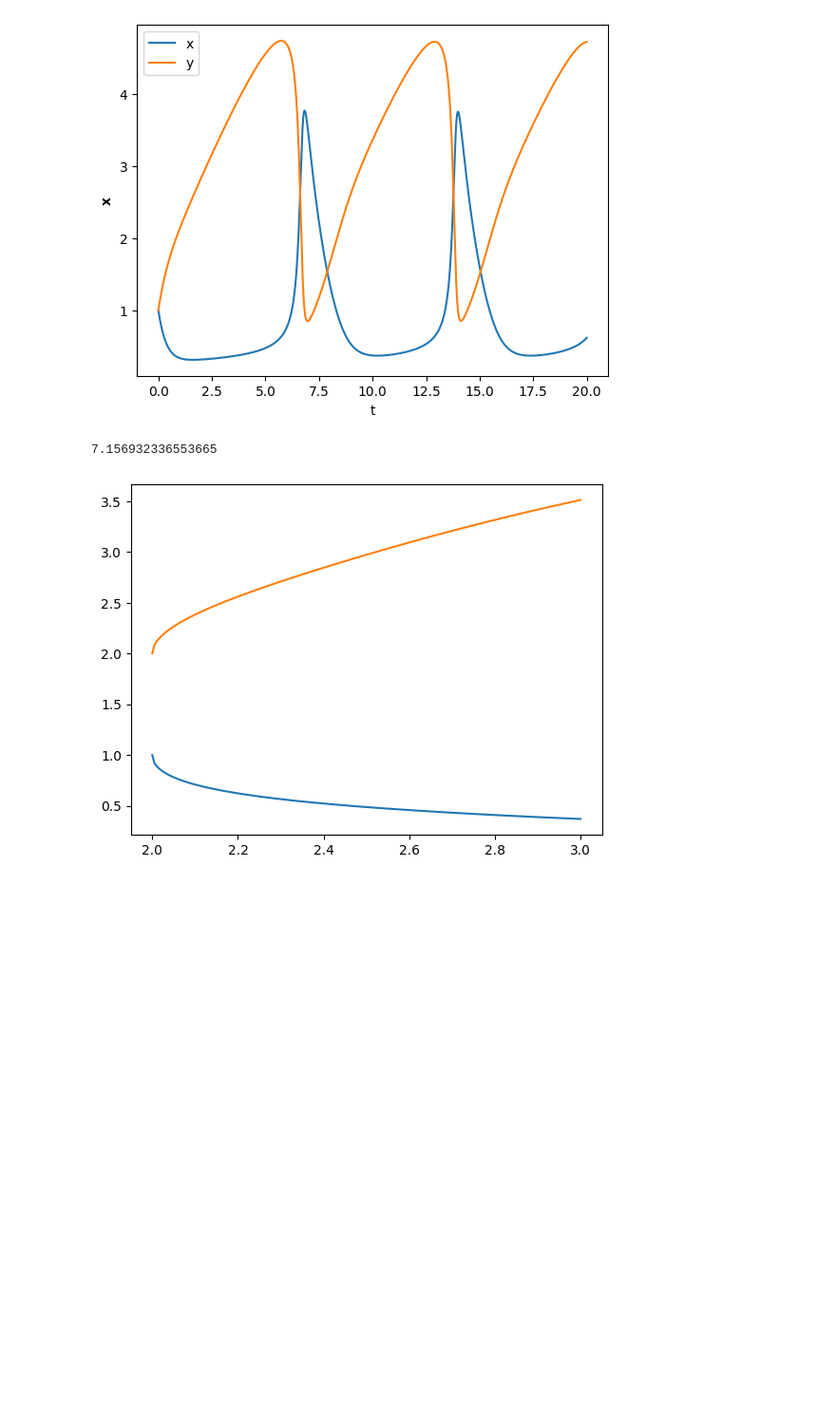
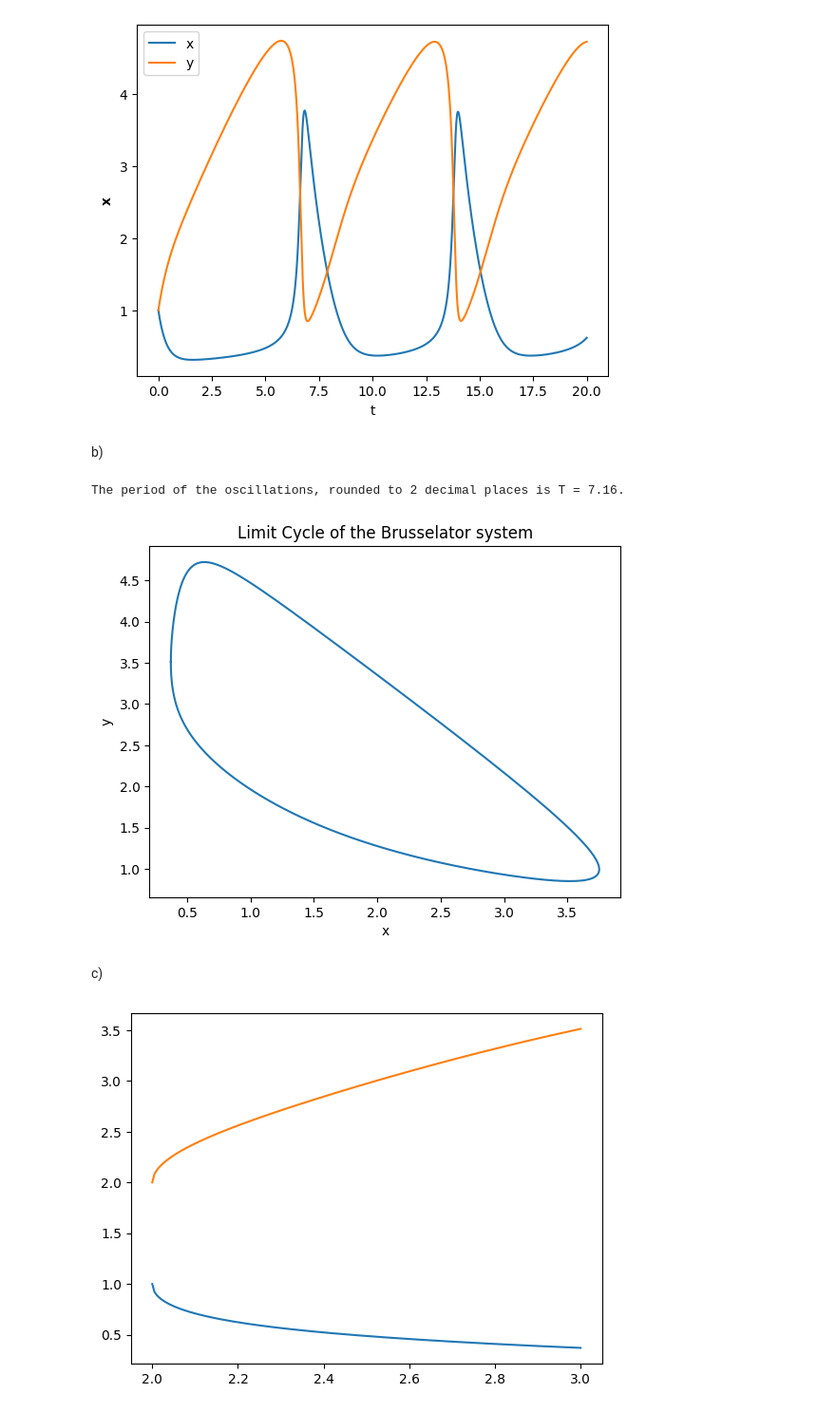
Before and after one commit to barnander/Numerical-Tools-for-Dynamical-Systems, a Jupyter notebook: Coursework.ipynb, the cells around one changed output. Shown: that part at 95% size. Cells and saved outputs as stored; diff of their text form; code cells hidden in the pictures; blank space fills up the shorter version.

```diff
--- a/Coursework.ipynb
+++ b/Coursework.ipynb
@@ -45,18 +49,31 @@ plt.legend()
 plt.show()
 # %% [output]
 [figure]
+# %% [markdown]
+b)
 # %%
-#b)
 #From the plot of the time series of x and y against t, we can that the period T of the oscillations is approximately 7.5.
-#Thus the initial guess for the period T0 is 7.5
+#Thus the initial guess for the period T0 is 7.5.
 T0 = 7.5
 
 #We will us the shooting method to find the period T of the oscillations
-#We will use the default phase condition, i.e. dx/dt = 0 at t = 0
+#We will use the default phase condition of shoot_solve, i.e. dx/dt = 0 at t = 0
+x_LC,T = solvers.shoot_solve(brusselator, p, x0,T0, delta_max, solver = 'RK4')
 
-x,T = solvers.shoot_solve(brusselator, p, x0,T0, delta_max, solver = 'RK4')
+#Print the period T of the oscillations to 2 decimal places
+print(f'The period of the oscillations of the limit cycle, rounded to 2 decimal places, is T = {round(T,2)}.')
 
-print(T)
+xs,_ = solvers.solve_to(brusselator, p, x_LC, t0, T, delta_max, solver = 'RK4')
+#Plot x against y for 1 period of the oscillations.
+plt.figure()
+plt.plot(xs[0,:], xs[1,:])
+plt.xlabel('x')
+plt.ylabel('y')
+plt.title('Limit Cycle of the Brusselator system')
+plt.show()
 # %% [output]
-7.156932336553665
+The period of the oscillations, rounded to 2 decimal places is T = 7.16.
+[figure, added]
+# %% [markdown]
+c)
 # %%
```
Also changed, not shown: parts of 27 cells of this notebook, 1 other file.
